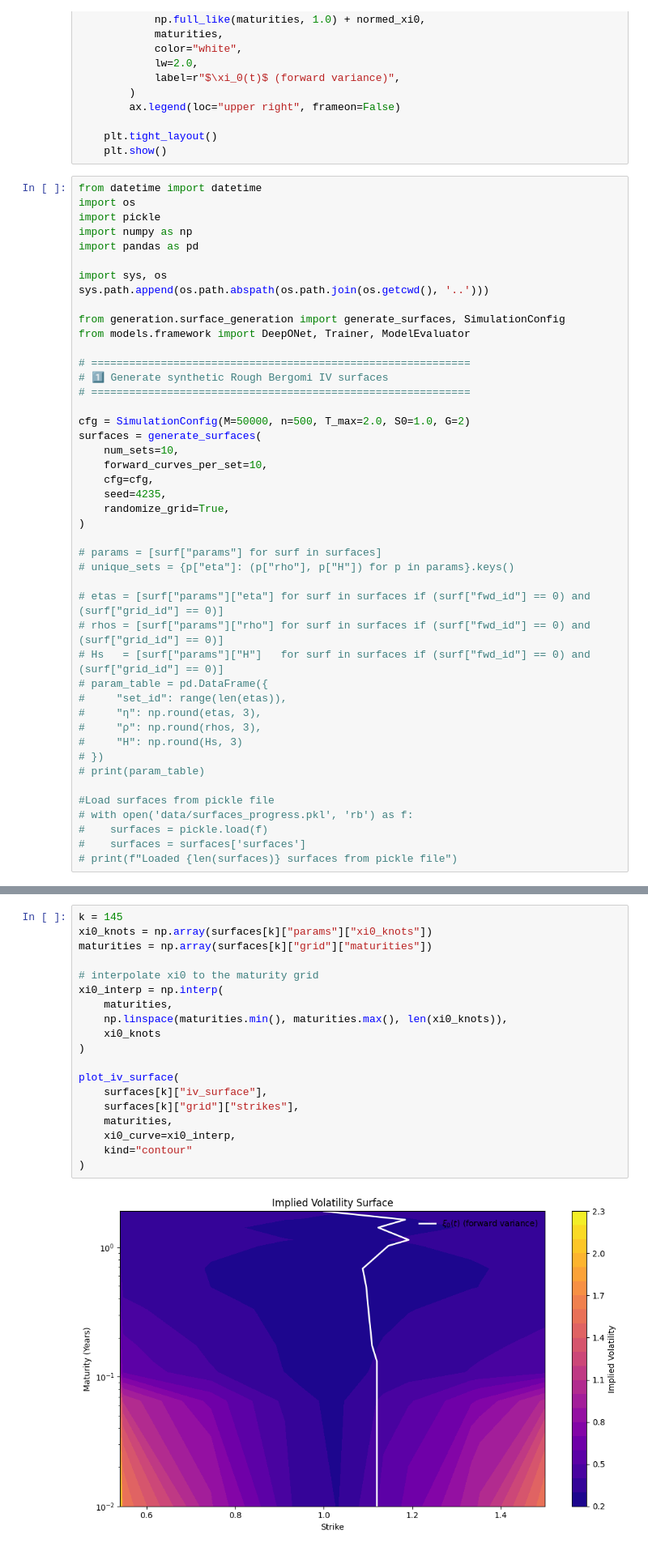
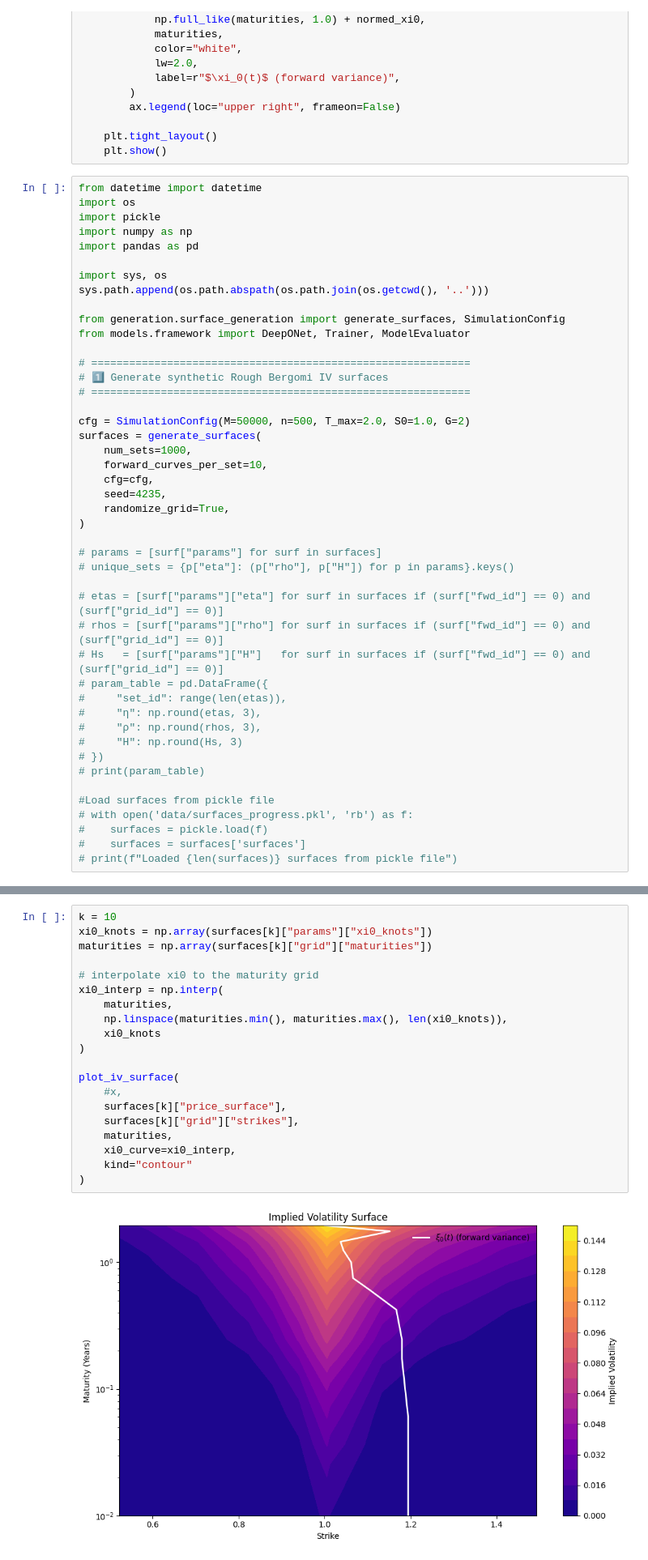
Before and after one commit to nwinkler99/deeponet_calibrations, a Jupyter notebook: training/training.ipynb, the cells around one changed output, grey strips where cells are left out. Shown at 81% size. Cells and saved outputs as stored; diff of their text form.

```diff
--- a/training/training.ipynb
+++ b/training/training.ipynb
@@ -116,7 +116,7 @@ from models.framework import DeepONet, Trainer, ModelEvaluator
 
 cfg = SimulationConfig(M=50000, n=500, T_max=2.0, S0=1.0, G=2)
 surfaces = generate_surfaces(
-    num_sets=10,
+    num_sets=1000,
     forward_curves_per_set=10,
     cfg=cfg,
     seed=4235,
@@ -148,21 +152,22 @@ surfaces = generate_surfaces(
 # %%
-k = 145
+k = 10
 xi0_knots = np.array(surfaces[k]["params"]["xi0_knots"])
 maturities = np.array(surfaces[k]["grid"]["maturities"])
 
 # interpolate xi0 to the maturity grid
 xi0_interp = np.interp(
     maturities,
     np.linspace(maturities.min(), maturities.max(), len(xi0_knots)),
     xi0_knots
 )
 
 plot_iv_surface(
-    surfaces[k]["iv_surface"],
+    #x,
+    surfaces[k]["price_surface"],
     surfaces[k]["grid"]["strikes"],
     maturities,
     xi0_curve=xi0_interp,
     kind="contour"
 )
 # %% [output]
-[figure, old version]
+[figure, new version]
```
Also changed, not shown: parts of 8 cells of this notebook, 11 other files.
